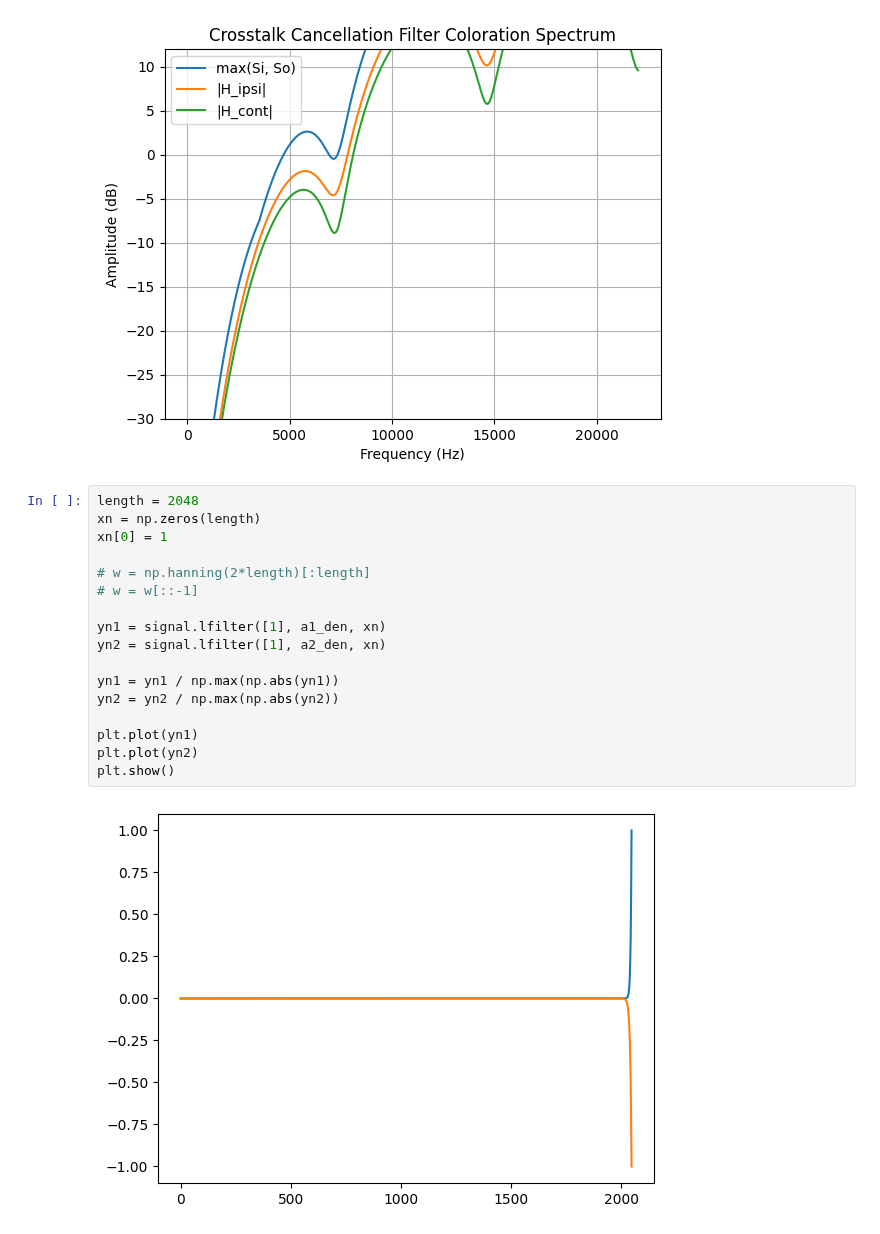
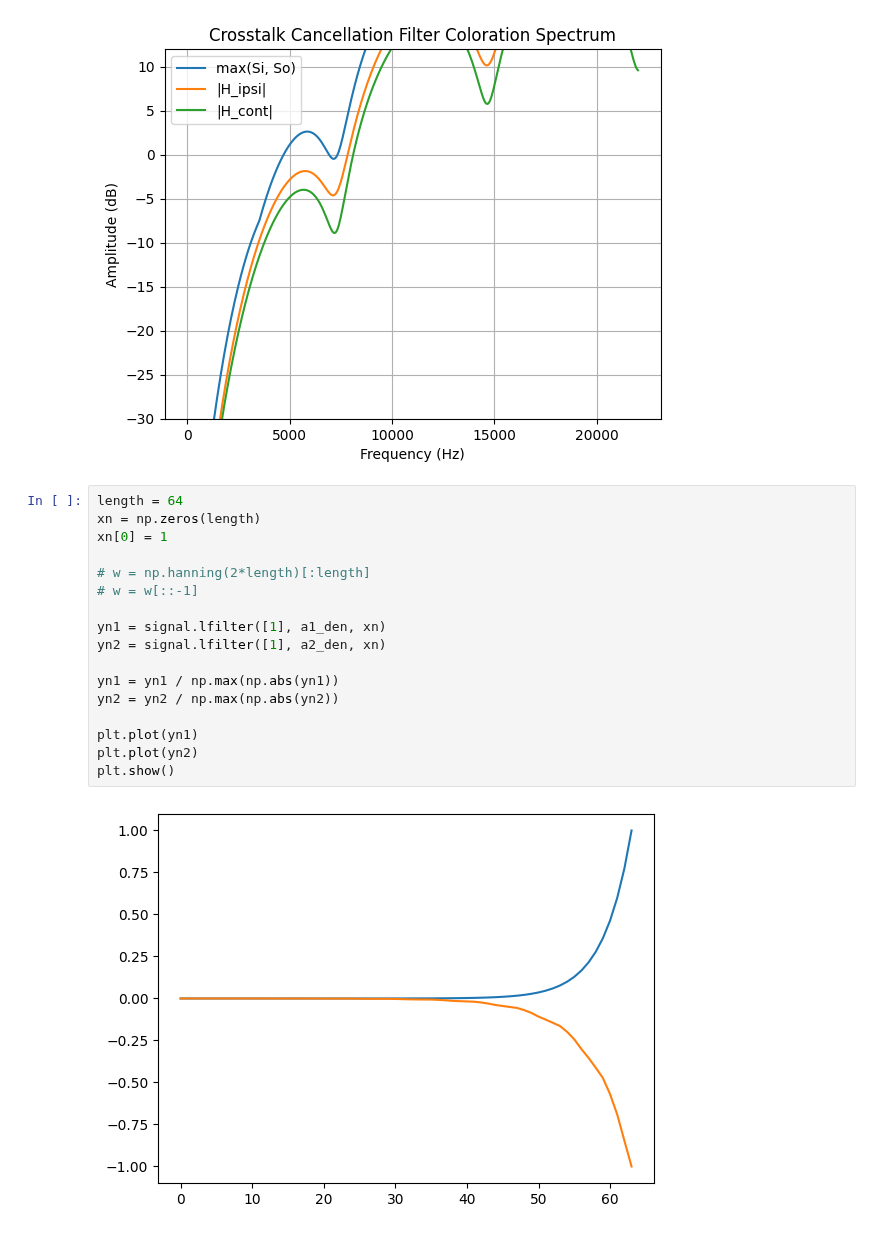
Before and after one commit to kweiwen/pitki, a Jupyter notebook: hrtf/IIR Implementation-Copy1.ipynb, the cells around one changed output. Saved outputs shown, nothing was run; the diff lists cells and outputs as text.

```diff
--- a/hrtf/IIR Implementation-Copy1.ipynb
+++ b/hrtf/IIR Implementation-Copy1.ipynb
@@ -633,24 +633,24 @@ analysis_coloration(b_ipsi_, b_cont_, [1], sample_rate)
 [figure]
 [figure]
 # %%
-length = 2048
+length = 64
 xn = np.zeros(length)
 xn[0] = 1
 
 # w = np.hanning(2*length)[:length]
 # w = w[::-1]
 
 yn1 = signal.lfilter([1], a1_den, xn)
 yn2 = signal.lfilter([1], a2_den, xn)
 
 yn1 = yn1 / np.max(np.abs(yn1))
 yn2 = yn2 / np.max(np.abs(yn2))
 
 plt.plot(yn1)
 plt.plot(yn2)
 plt.show()
 # %% [output]
-[figure, old version]
+[figure, new version]
 # %%
 aa = np.convolve(yn1, yn2)
 plt.plot(aa)
```
Also changed, not shown: parts of 1 cell of this notebook.
